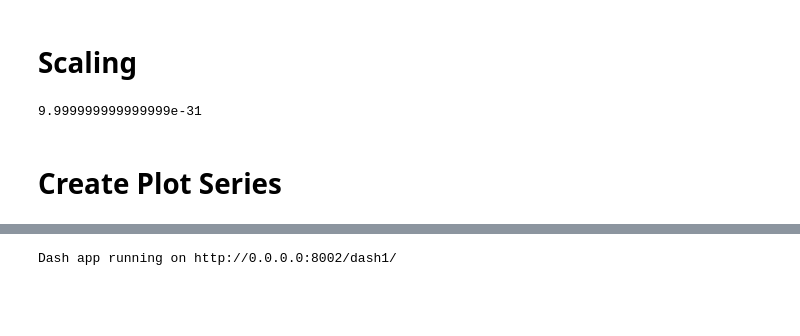
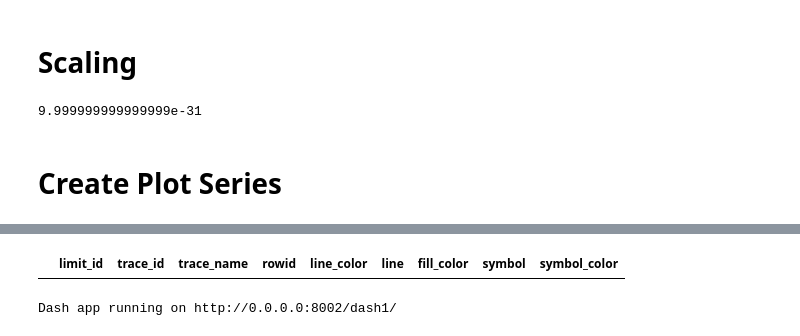
Before and after one commit to dmto0l2022/dmtoolcode1, a Jupyter notebook: Charts/dashboards/StylingMultiplePlotsDashboard_justdiv1.ipynb, the cells around one changed output, grey strips where cells are left out. Saved outputs shown, nothing was run; the diff lists cells and outputs as text; code cells hidden in the pictures; blank space fills up the shorter version.

```diff
--- a/Charts/dashboards/StylingMultiplePlotsDashboard_justdiv1.ipynb
+++ b/Charts/dashboards/StylingMultiplePlotsDashboard_justdiv1.ipynb
@@ -130,6 +120,10 @@ from dashboard_libraries import creategraph as cg
 default_limit = [1]
 default_traces = dashdataandtables.limits_traces_df[dashdataandtables.limits_traces_df['limit_id'].isin(default_limit)].copy()
 default_graph_fig = cg.CreateGraph(default_limit,dashdataandtables.limits_traces_df,dashdataandtables.limits_data_df)
+# %%
+default_traces
+# %% [output]
+|  | limit_id | trace_id | trace_name | rowid | line_color | line | fill_color | symbol | symbol_color |
 # %%
 from dashboard_libraries import updategraph as ug
 # %%
```
Also changed, not shown: parts of 5 cells of this notebook, 3 other files.
